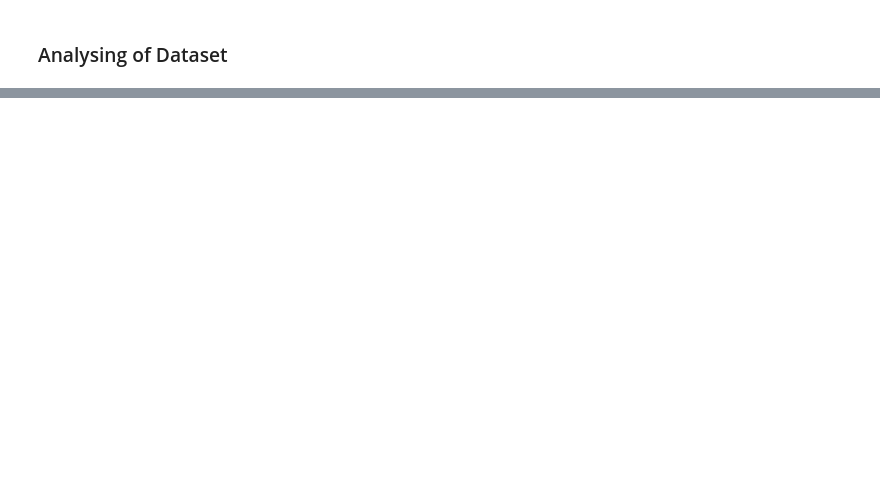
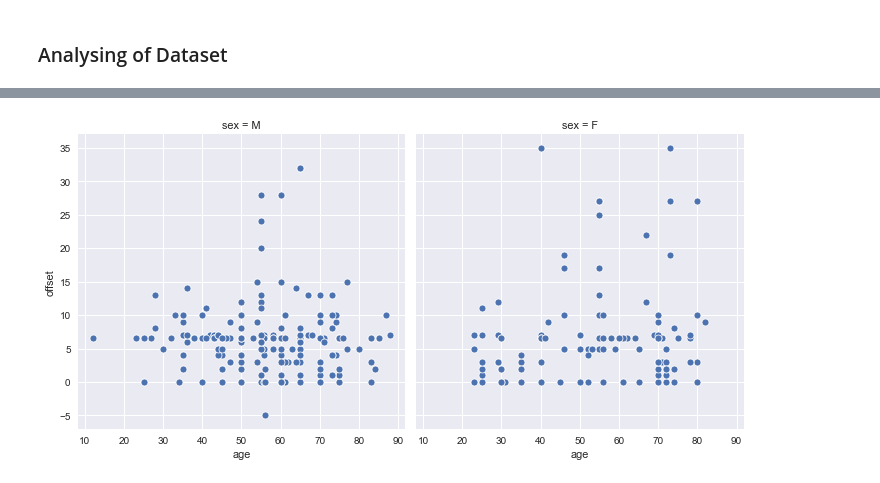
Before and after one commit to sb-robo/Covid-Detection-with-XRay-images, a Jupyter notebook: Analysis Data.ipynb, the cells around one changed output, grey strips where cells are left out. Saved outputs shown, nothing was run; the diff lists cells and outputs as text; code cells hidden in the pictures; blank space fills up the shorter version.

```diff
--- a/Analysis Data.ipynb
+++ b/Analysis Data.ipynb
@@ -96,0 +126,5 @@ plt.show()
+# %%
+sns.relplot('age','offset',data=df,col='sex',col_wrap=2,height=5,palette='bone')
+plt.show()
+# %% [output]
+[figure, added]
```
Also changed, not shown: parts of 9 cells of this notebook.
